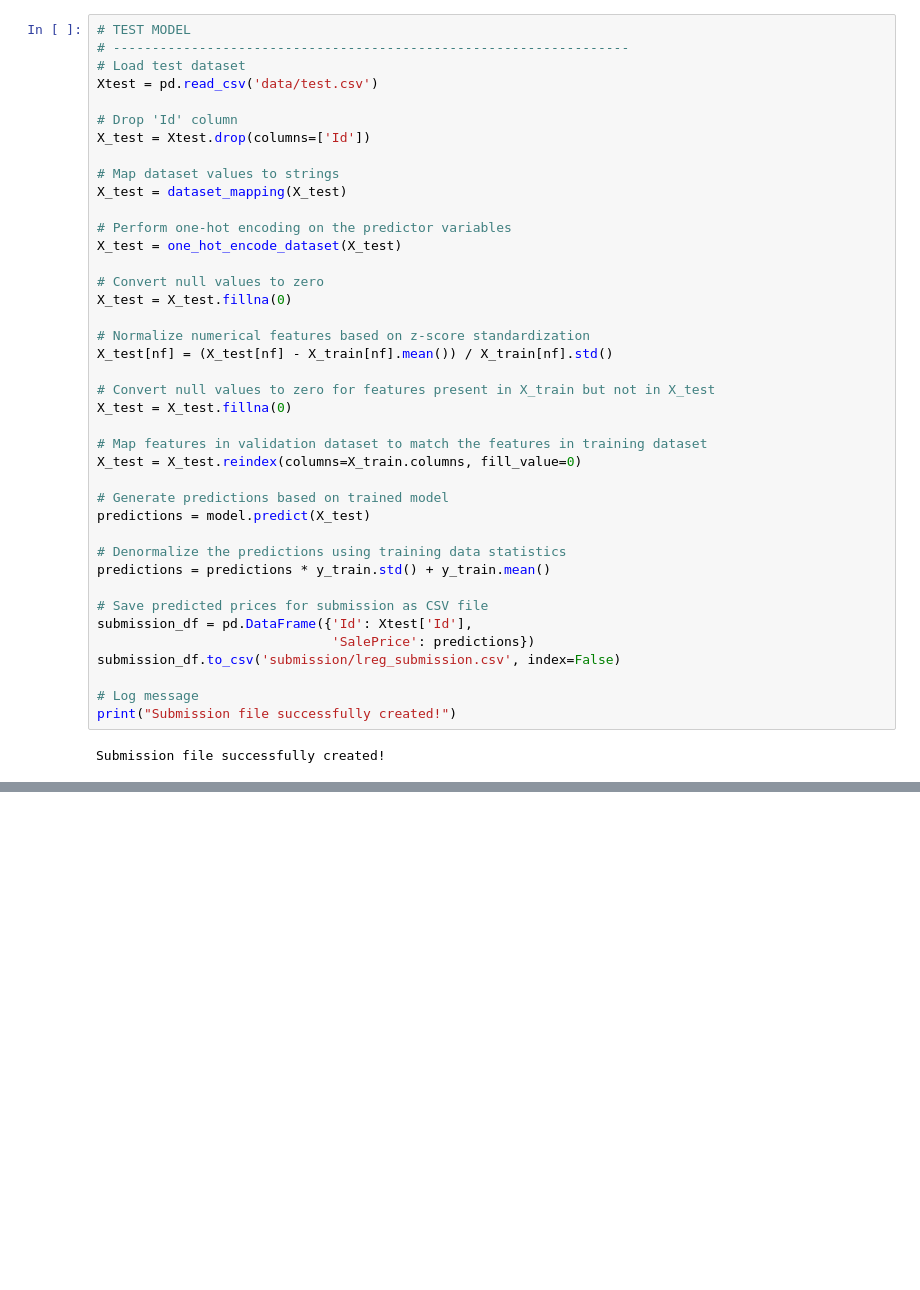
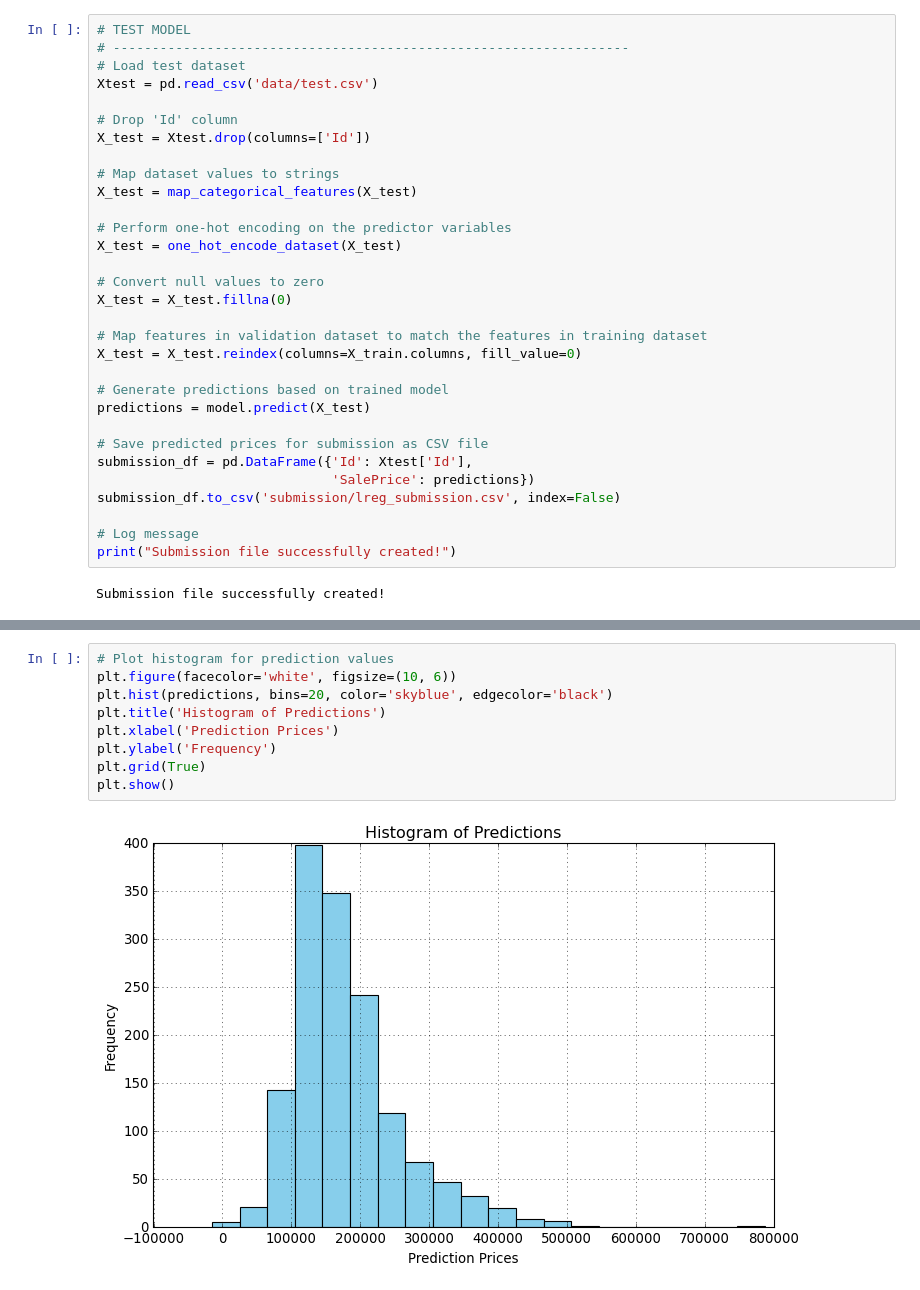
Before and after one commit to JesusdelCas99/Kaggle-Challenge-House-Prices-Regression, a Jupyter notebook: notebook.ipynb, the cells around one changed output, grey strips where cells are left out. Saved outputs shown, nothing was run; the diff lists cells and outputs as text; blank space fills up the shorter version.

```diff
--- a/notebook.ipynb
+++ b/notebook.ipynb
@@ -583,18 +634,12 @@ Xtest = pd.read_csv('data/test.csv')
 X_test = Xtest.drop(columns=['Id'])
 
 # Map dataset values to strings
-X_test = dataset_mapping(X_test)
+X_test = map_categorical_features(X_test)
 
 # Perform one-hot encoding on the predictor variables
 X_test = one_hot_encode_dataset(X_test)
 
 # Convert null values to zero
-X_test = X_test.fillna(0)
-
-# Normalize numerical features based on z-score standardization
-X_test[nf] = (X_test[nf] - X_train[nf].mean()) / X_train[nf].std()
-
-# Convert null values to zero for features present in X_train but not in X_test
 X_test = X_test.fillna(0)
 
 # Map features in validation dataset to match the features in training dataset
@@ -603,9 +648,6 @@ X_test = X_test.reindex(columns=X_train.columns, fill_value=0)
 # Generate predictions based on trained model
 predictions = model.predict(X_test)
 
-# Denormalize the predictions using training data statistics
-predictions = predictions * y_train.std() + y_train.mean()
-
 # Save predicted prices for submission as CSV file
 submission_df = pd.DataFrame({'Id': Xtest['Id'],
                               'SalePrice': predictions})
@@ -629,0 +660,11 @@ Lasso regression analysis
+# %%
+# Plot histogram for prediction values
+plt.figure(facecolor='white', figsize=(10, 6))
+plt.hist(predictions, bins=20, color='skyblue', edgecolor='black')
+plt.title('Histogram of Predictions')
+plt.xlabel('Prediction Prices')
+plt.ylabel('Frequency')
+plt.grid(True)
+plt.show()
+# %% [output]
+[figure, added]
```
Also changed, not shown: parts of 9 cells of this notebook, 3 other files.
